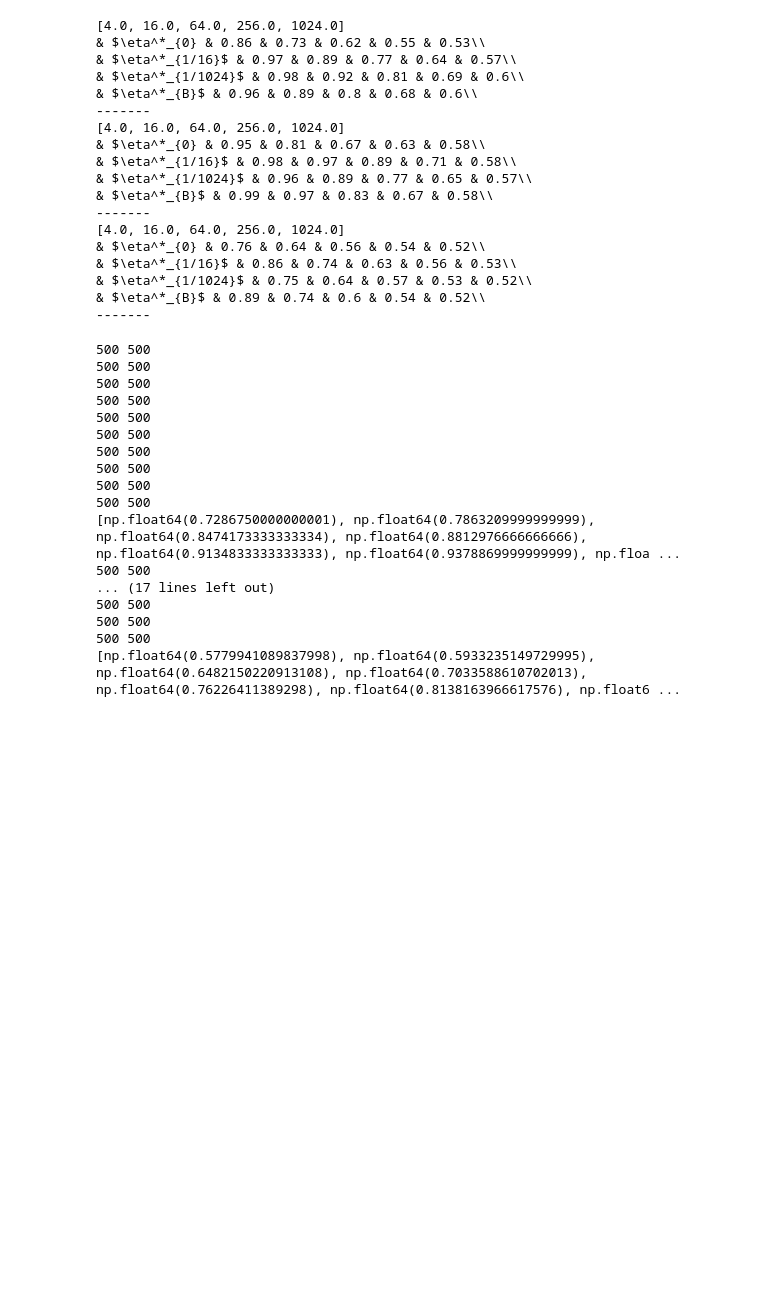
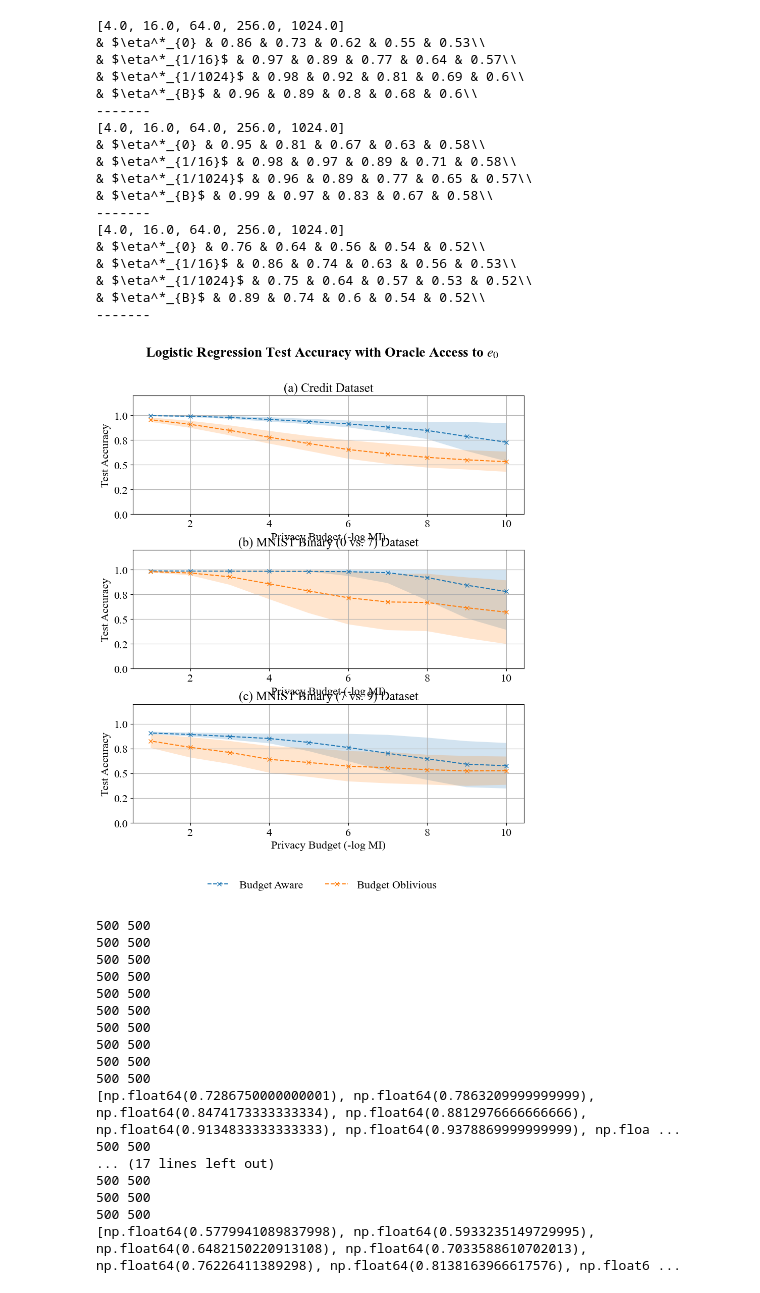
Before and after one commit to mayuri95/designing_for_privacy, a Jupyter notebook: pac_private_gd/gd_accs.ipynb, the cells around one changed output. Saved outputs shown, nothing was run; the diff lists cells and outputs as text; code cells hidden in the pictures; blank space fills up the shorter version.

```diff
--- a/pac_private_gd/gd_accs.ipynb
+++ b/pac_private_gd/gd_accs.ipynb
@@ -105,6 +105,83 @@ for data_ind, data in enumerate(['credit', 'mnist_0_vs_7', 'mnist_7_vs_9']):
 & $\eta^*_{1/1024}$ & 0.75 & 0.64 & 0.57 & 0.53 & 0.52\\
 & $\eta^*_{B}$ & 0.89 & 0.74 & 0.6 & 0.54 & 0.52\\
 -------
+# %%
+names = ['Credit', 'MNIST Binary (0 vs. 7)', 'MNIST Binary (7 vs. 9)']
+global_handles, global_labels = [], []
+
+# remove sharex=True
+fig, axes = plt.subplots(3, 1, figsize=(10, 11), sharex=False)
+fig.subplots_adjust(hspace=0.3)
+
+for data_ind, data in enumerate(['credit', 'mnist_0_vs_7', 'mnist_7_vs_9']):
+    mi_range = [2**(x) for x in range(-10, 0)]
+    labels = [-np.log2(x) for x in mi_range]
+    budget_range = [1/(mi) for mi in mi_range]
+    ax = axes[data_ind]
+
+    accs = get_all_accs(data, 'exact', budget_range)
+
+    xs, priv_aware, priv_obl = [], [], []
+    priv_aware_bands, priv_obl_bands = [], []
+
+    for i, c in enumerate(budget_range):
+        xs.append(labels[i])
+
+        aware_std = np.std(accs[c][1], ddof=1)
+        aware_mean = np.average(accs[c][1])
+        obl_std = np.std(accs[c][0], ddof=1)
+        obl_mean = np.average(accs[c][0])
+
+        priv_aware.append(aware_mean)
+        priv_obl.append(obl_mean)
+        priv_aware_bands.append((aware_mean-aware_std, aware_mean+aware_std))
+        priv_obl_bands.append((obl_mean-obl_std, obl_mean+obl_std))
+
+    aware_lower = [max(k[0], 0) for k in priv_aware_bands]
+    aware_upper = [min(k[1], 1) for k in priv_aware_bands]
+    obl_lower = [max(k[0], 0) for k in priv_obl_bands]
+    obl_upper = [min(k[1], 1) for k in priv_obl_bands]
+    where_mask = np.ones_like(xs, dtype=bool)
+
+    line1 = ax.plot(xs, priv_aware, '--x', label='Budget Aware')
+    ax.fill_between(xs, aware_lower, aware_upper, where=where_mask, alpha=0.2, linewidth=0)
+    line2 = ax.plot(xs, priv_obl, '--x', label='Budget Oblivious')
+    ax.fill_between(xs, obl_lower, obl_upper, where=where_mask, alpha=0.2, linewidth=0)
+
+    # Collect legend handles once
+    if data_ind == 0:
+        for line in [line1, line2]:
+            global_handles.append(line[0])
+            global_labels.append(line[0].get_label())
+
+    ax.grid(True)
+    ax.yaxis.set_major_formatter(plt.FuncFormatter(lambda val, pos: f"{val:.1f}"))
+    ax.tick_params(axis='both', labelsize=16)
+    ax.set_title(f"({chr(97 + data_ind)}) {names[data_ind]} Dataset", fontsize=18, fontweight='normal')
+    ax.set_ylabel("Test Accuracy", fontsize=16)
+    ax.set_ylim((0, 1.2))
+
+    # Now give each its own x-axis label
+    ax.set_xlabel("Privacy Budget (-log MI)", fontsize=16)
+
+# Add shared legend and main title
+leg = fig.legend(
+    handles=global_handles,
+    labels=global_labels,
+    ncol=4,
+    bbox_to_anchor=(0.5, -0.03),
+    loc='lower center',
+    fontsize=16,
+    frameon=False
+)
+title = fig.suptitle(r"Logistic Regression Test Accuracy with Oracle Access to $e_0$",
+                     fontsize=20, fontweight="bold", y=0.97)
+
+fig.savefig("../figs/gd_exact_accs.pdf",
+            bbox_inches="tight", bbox_extra_artists=(leg, title), pad_inches=0.04)
+plt.show()
+# %% [output]
+[figure, added]
 # %%
 names = ['Credit', 'MNIST Binary (0 vs. 7)', 'MNIST Binary (7 vs. 9)']
 global_handles, global_labels = [], []
```
Also changed, not shown: 4 other files.
